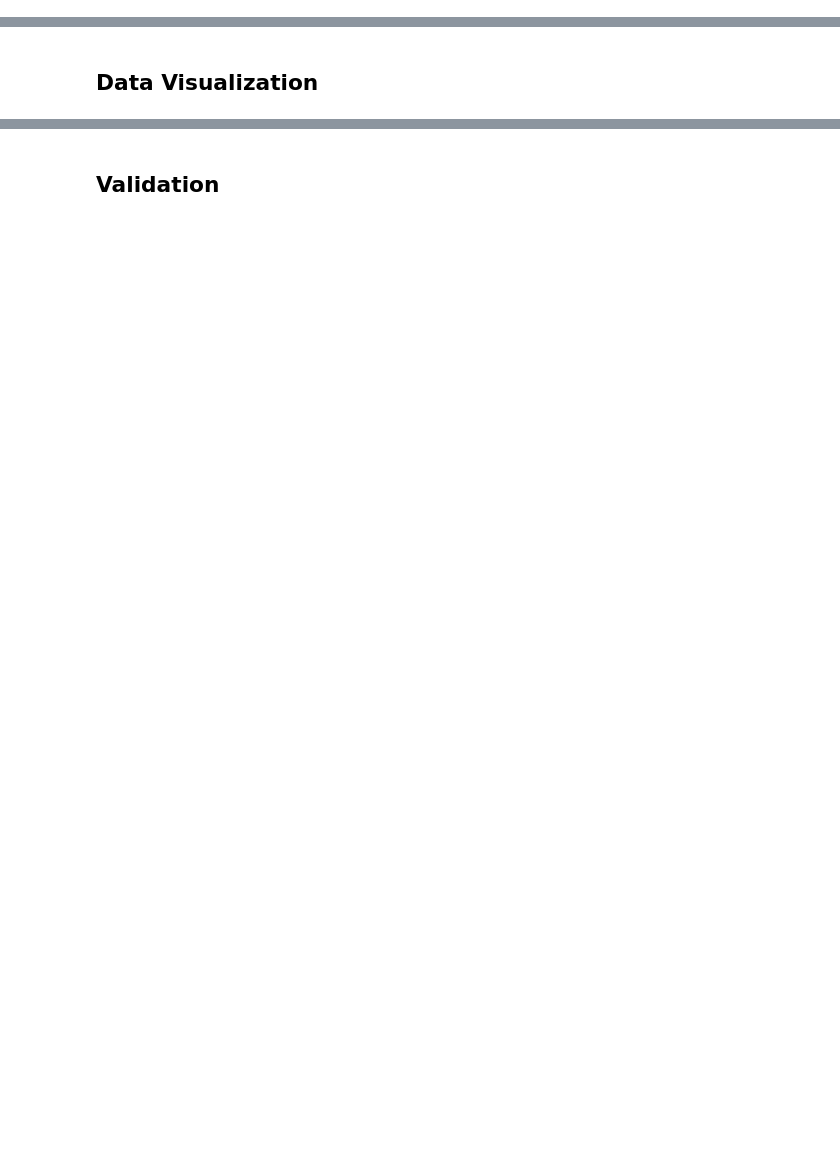
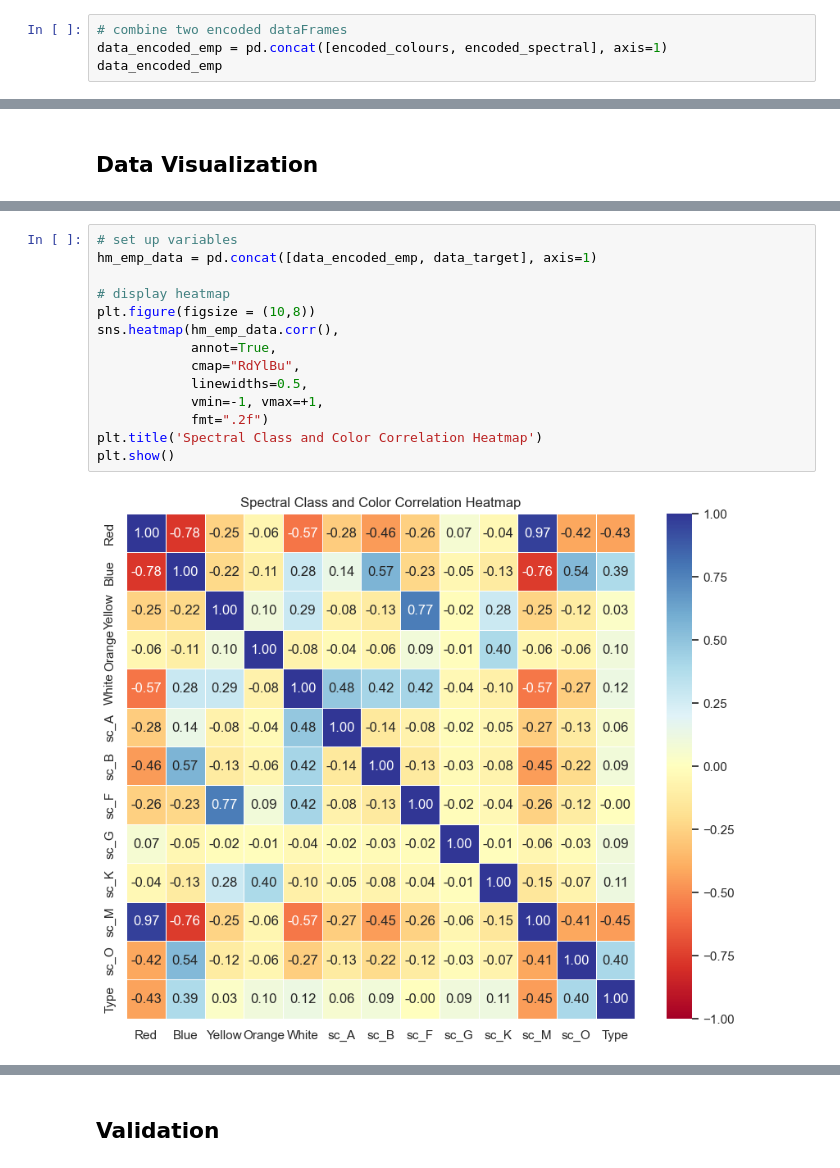
Before and after one commit to Crediteur/Jupyter-Notebooks, a Jupyter notebook: Star_Type_Classification/CM3005_Star_Classification.ipynb, the cells around one changed output, grey strips where cells are left out. Saved outputs shown, nothing was run; the diff lists cells and outputs as text; blank space fills up the shorter version.

```diff
--- a/Star_Type_Classification/CM3005_Star_Classification.ipynb
+++ b/Star_Type_Classification/CM3005_Star_Classification.ipynb
@@ -153,0 +261,4 @@ data.describe()
+# %%
+# combine two encoded dataFrames
+data_encoded_emp = pd.concat([encoded_colours, encoded_spectral], axis=1)
+data_encoded_emp
@@ -226,0 +386,16 @@ plt.show()
+# %%
+# set up variables
+hm_emp_data = pd.concat([data_encoded_emp, data_target], axis=1)
+
+# display heatmap
+plt.figure(figsize = (10,8))
+sns.heatmap(hm_emp_data.corr(),
+            annot=True,
+            cmap="RdYlBu",
+            linewidths=0.5,
+            vmin=-1, vmax=+1,
+            fmt=".2f")
+plt.title('Spectral Class and Color Correlation Heatmap')
+plt.show()
+# %% [output]
+[figure, added]
```
Also changed, not shown: parts of 27 cells of this notebook.
